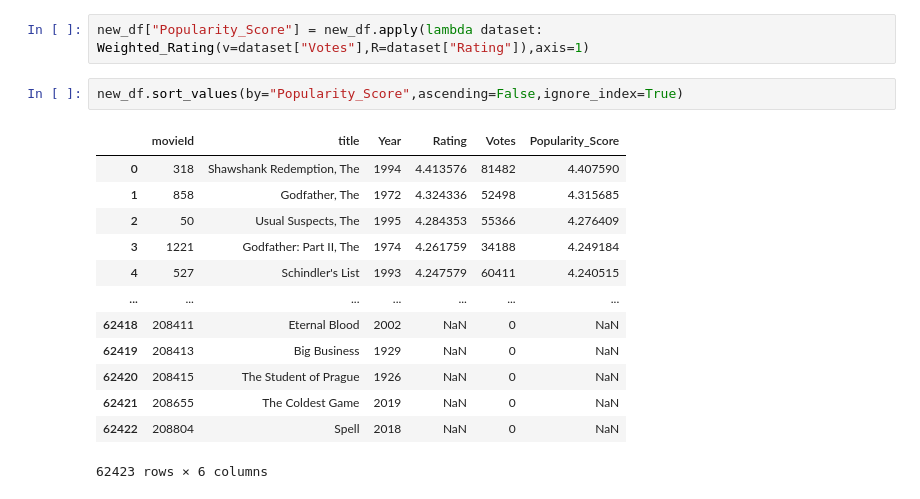
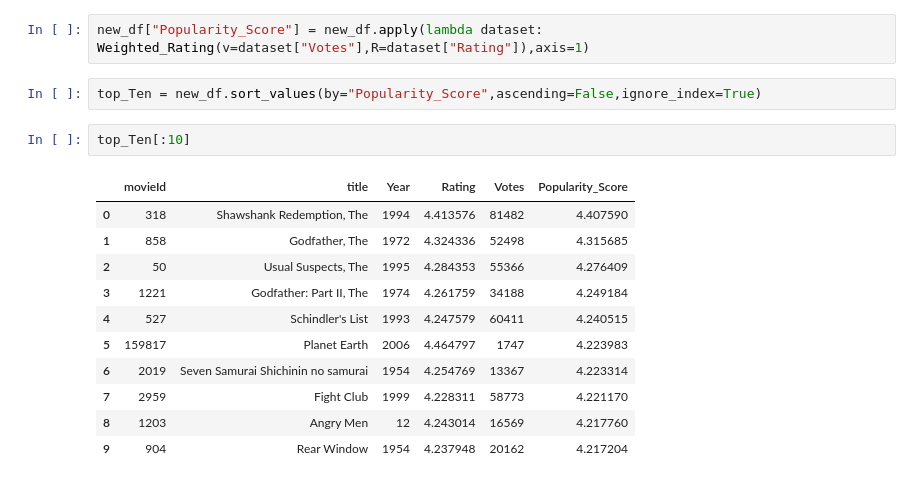
Before and after one commit to Youssef3082004/Movies_Recommendation_Systems, a Jupyter notebook: Popularity Model.ipynb, the cells around one changed output. Cells and saved outputs as stored; diff of their text form.

```diff
--- a/Popularity Model.ipynb
+++ b/Popularity Model.ipynb
@@ -186,18 +186,18 @@ def Weighted_Rating(v:float,R:float):
 # %%
 new_df["Popularity_Score"] = new_df.apply(lambda dataset: Weighted_Rating(v=dataset["Votes"],R=dataset["Rating"]),axis=1)
 # %%
-new_df.sort_values(by="Popularity_Score",ascending=False,ignore_index=True)
+top_Ten = new_df.sort_values(by="Popularity_Score",ascending=False,ignore_index=True)
-# %% [output]
-|  | movieId | title | Year | Rating | Votes | Popularity_Score |
-| 0 | 318 | Shawshank Redemption, The | 1994 | 4.413576 | 81482 | 4.407590 |
-| 1 | 858 | Godfather, The | 1972 | 4.324336 | 52498 | 4.315685 |
-| 2 | 50 | Usual Suspects, The | 1995 | 4.284353 | 55366 | 4.276409 |
-| 3 | 1221 | Godfather: Part II, The | 1974 | 4.261759 | 34188 | 4.249184 |
-| 4 | 527 | Schindler's List | 1993 | 4.247579 | 60411 | 4.240515 |
-| ... | ... | ... | ... | ... | ... | ... |
-| 62418 | 208411 | Eternal Blood | 2002 | NaN | 0 | NaN |
-| 62419 | 208413 | Big Business | 1929 | NaN | 0 | NaN |
-| 62420 | 208415 | The Student of Prague | 1926 | NaN | 0 | NaN |
-| 62421 | 208655 | The Coldest Game | 2019 | NaN | 0 | NaN |
-| 62422 | 208804 | Spell | 2018 | NaN | 0 | NaN |
-62423 rows × 6 columns
+# %%
+top_Ten[:10]
+# %% [output]
+|  | movieId | title | Year | Rating | Votes | Popularity_Score |
+| 0 | 318 | Shawshank Redemption, The | 1994 | 4.413576 | 81482 | 4.407590 |
+| 1 | 858 | Godfather, The | 1972 | 4.324336 | 52498 | 4.315685 |
+| 2 | 50 | Usual Suspects, The | 1995 | 4.284353 | 55366 | 4.276409 |
+| 3 | 1221 | Godfather: Part II, The | 1974 | 4.261759 | 34188 | 4.249184 |
+| 4 | 527 | Schindler's List | 1993 | 4.247579 | 60411 | 4.240515 |
+| 5 | 159817 | Planet Earth | 2006 | 4.464797 | 1747 | 4.223983 |
+| 6 | 2019 | Seven Samurai Shichinin no samurai | 1954 | 4.254769 | 13367 | 4.223314 |
+| 7 | 2959 | Fight Club | 1999 | 4.228311 | 58773 | 4.221170 |
+| 8 | 1203 | Angry Men | 12 | 4.243014 | 16569 | 4.217760 |
+| 9 | 904 | Rear Window | 1954 | 4.237948 | 20162 | 4.217204 |
```
Also changed, not shown: parts of 3 cells of this notebook.
